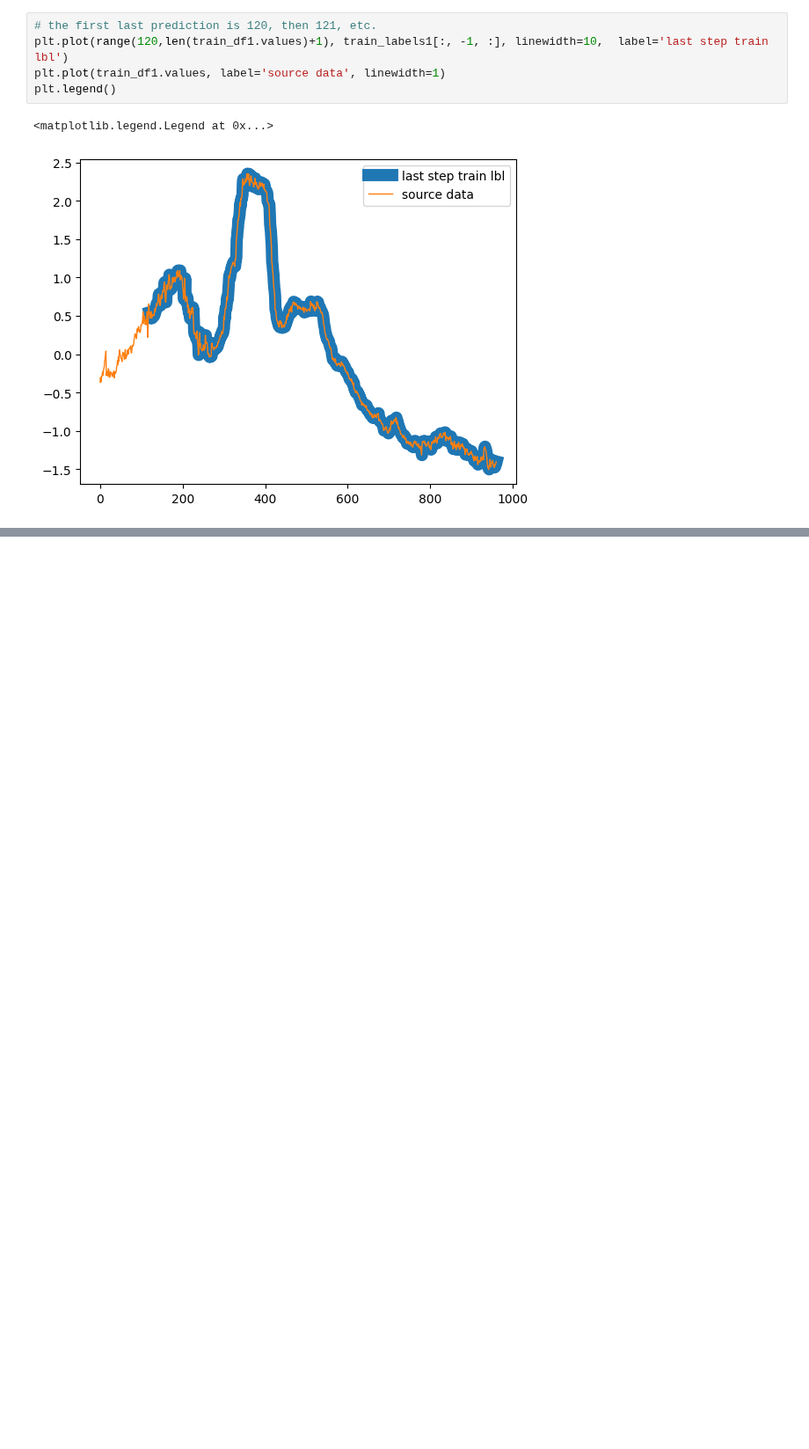
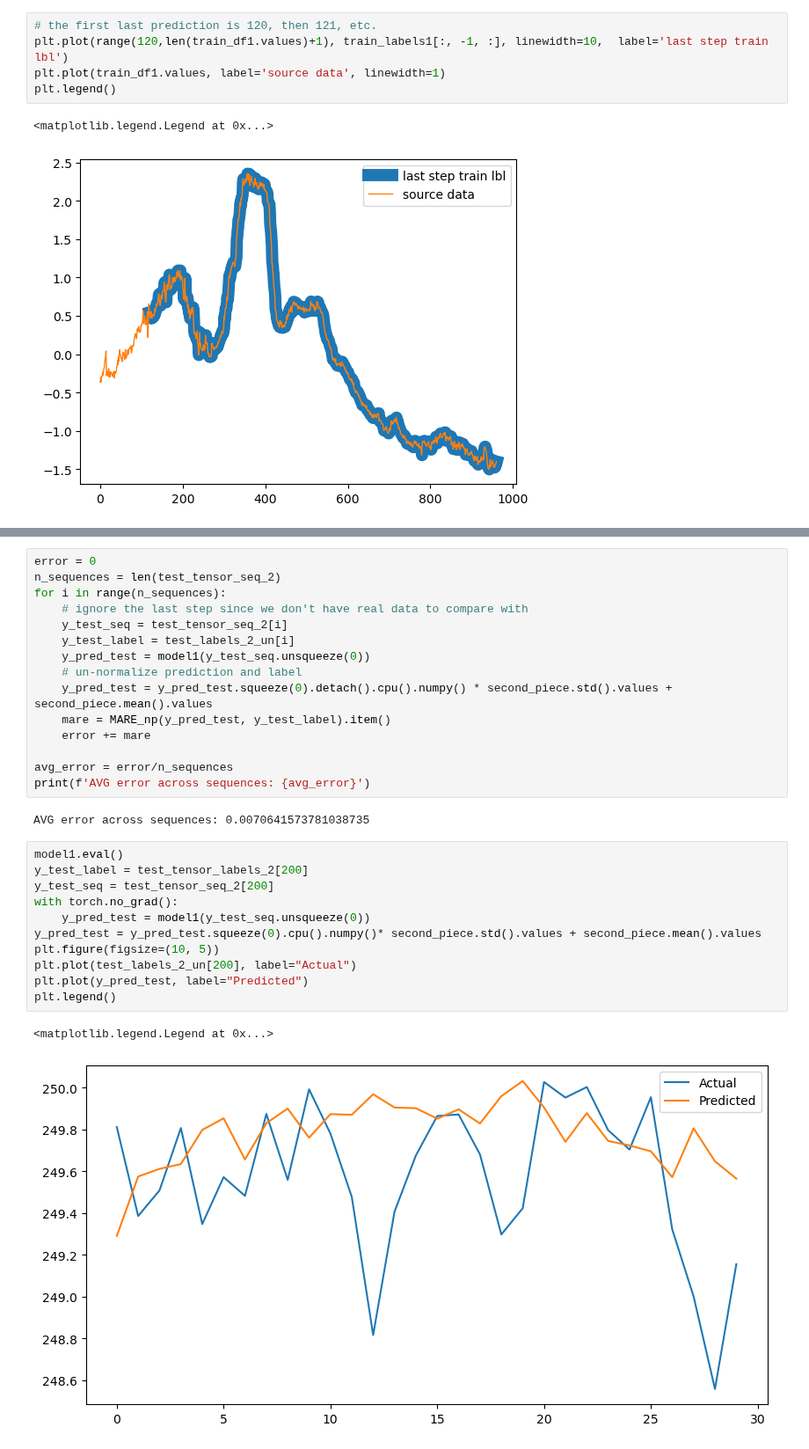
Before and after one commit to rzv09/smores_proj, a Jupyter notebook: src/multi_step/30_pred_lstm_batched.ipynb, the cells around one changed output, grey strips where cells are left out. Shown at 88% size. Cells and saved outputs as stored; diff of their text form; blank space fills up the shorter version.

```diff
--- a/src/multi_step/30_pred_lstm_batched.ipynb
+++ b/src/multi_step/30_pred_lstm_batched.ipynb
@@ -466,0 +502,31 @@ plt.plot(y_test_label.cpu().numpy(), linewidth=1)
+# %%
+error = 0
+n_sequences = len(test_tensor_seq_2)
+for i in range(n_sequences):
+    # ignore the last step since we don't have real data to compare with
+    y_test_seq = test_tensor_seq_2[i]
+    y_test_label = test_labels_2_un[i]
+    y_pred_test = model1(y_test_seq.unsqueeze(0))
+    # un-normalize prediction and label
+    y_pred_test = y_pred_test.squeeze(0).detach().cpu().numpy() * second_piece.std().values + second_piece.mean().values
+    mare = MARE_np(y_pred_test, y_test_label).item()
+    error += mare
+
+avg_error = error/n_sequences
+print(f'AVG error across sequences: {avg_error}')
+# %% [output]
+AVG error across sequences: 0.0070641573781038735
+# %%
+model1.eval()
+y_test_label = test_tensor_labels_2[200]
+y_test_seq = test_tensor_seq_2[200]
+with torch.no_grad():
+    y_pred_test = model1(y_test_seq.unsqueeze(0))
+y_pred_test = y_pred_test.squeeze(0).cpu().numpy()* second_piece.std().values + second_piece.mean().values
+plt.figure(figsize=(10, 5))
+plt.plot(test_labels_2_un[200], label="Actual")
+plt.plot(y_pred_test, label="Predicted")
+plt.legend()
+# %% [output]
+<matplotlib.legend.Legend at 0x...>
+[figure, added]
```
Also changed, not shown: parts of 68 cells of this notebook, 14 other files.
